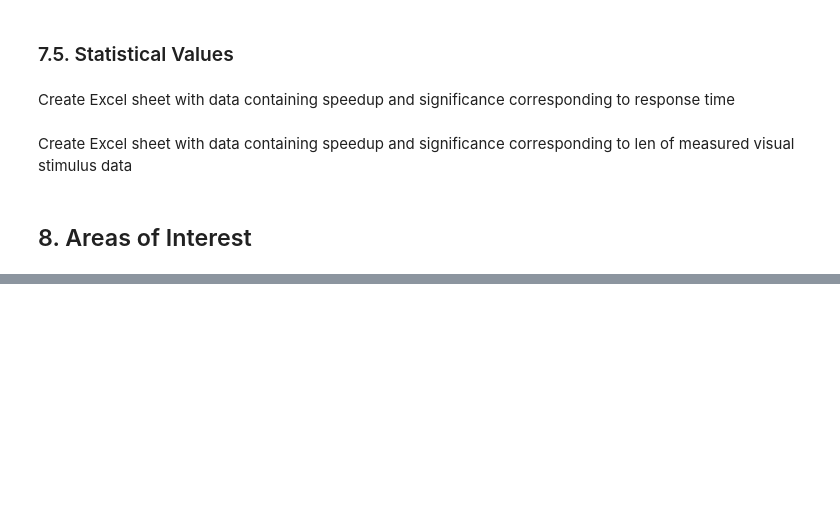
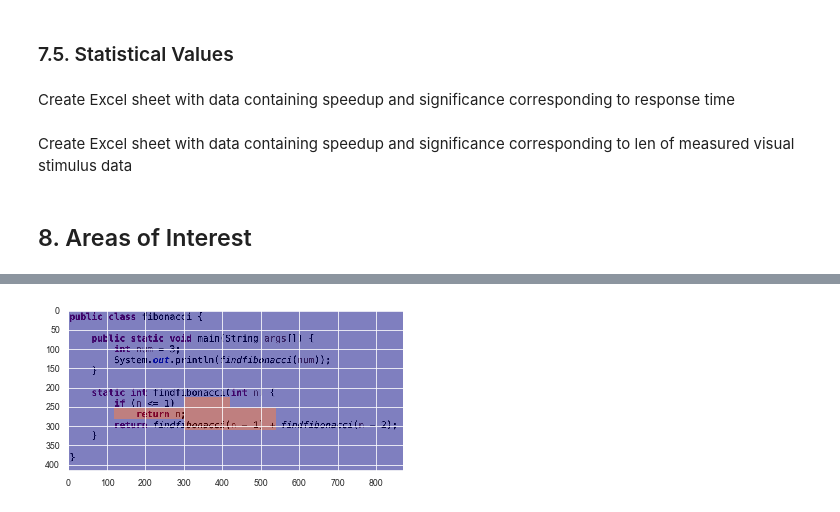
Before and after one commit to brains-on-code/REyeker, a Jupyter notebook: REyeker-DataAnalyses-Python/rEYEker_Pipeline.ipynb, the cells around one changed output, grey strips where cells are left out. Cells and saved outputs as stored; diff of their text form; code cells hidden in the pictures; blank space fills up the shorter version.

```diff
--- a/REyeker-DataAnalyses-Python/rEYEker_Pipeline.ipynb
+++ b/REyeker-DataAnalyses-Python/rEYEker_Pipeline.ipynb
@@ -817,7 +861,7 @@ HTML(anim.to_html5_video())
 # %%
 from queue import Queue
 
-shape = (image_array[0].shape[0], image_array[0].shape[1], 1)
+shape = (image_array[0].shape[0], image_array[0].shape[1])
 categorize_matrix = np.full(shape, -1)
 
 def get_adjacent(x, y, shape):
@@ -834,36 +878,36 @@ def get_adjacent(x, y, shape):
 
 
 def bfs_fill(start_x, start_y, cat_matrix, heat_mask, cat_value):
     q = Queue()
     value = heat_mask[start_x][start_y]
     cat_matrix[start_x][start_y] = cat_value
     q.put((start_x, start_y))
 
     while not q.empty():
         (x,y) = q.get()
         adjacent_array = get_adjacent(x, y, cat_matrix.shape)
         for (ad_x, ad_y) in adjacent_array:
             if cat_matrix[ad_x][ad_y] == -1 and heat_mask[ad_x][ad_y] == value:
                 cat_matrix[ad_x][ad_y] = cat_value
                 q.put((ad_x, ad_y))
 
 cat_value = 0
 for x in range(shape[0]):
     for y in range(shape[1]):
         if categorize_matrix[x][y] == -1:
             bfs_fill(x, y, categorize_matrix, line_data, cat_value)
             cat_value += 1
 
-categorize_matrix[categorize_matrix != 3] = -1
-categorize_matrix[categorize_matrix == 3] = 1
-categorize_matrix[categorize_matrix == -1] = 0
 categorize_matrix = categorize_matrix.astype(float)
 
 heat_mask = categorize_matrix.flatten().tolist()
 im = image_array[0].copy()
+heathelpers.normalize_heat(heat_mask)
 heathelpers.draw_heat(im, heat_mask)
 
 imgplot0 = plt.imshow(im)
+# %% [output]
+[figure, added]
 # %%
 cat = np.
 for x in range(3):
```
Also changed, not shown: parts of 11 cells of this notebook.
